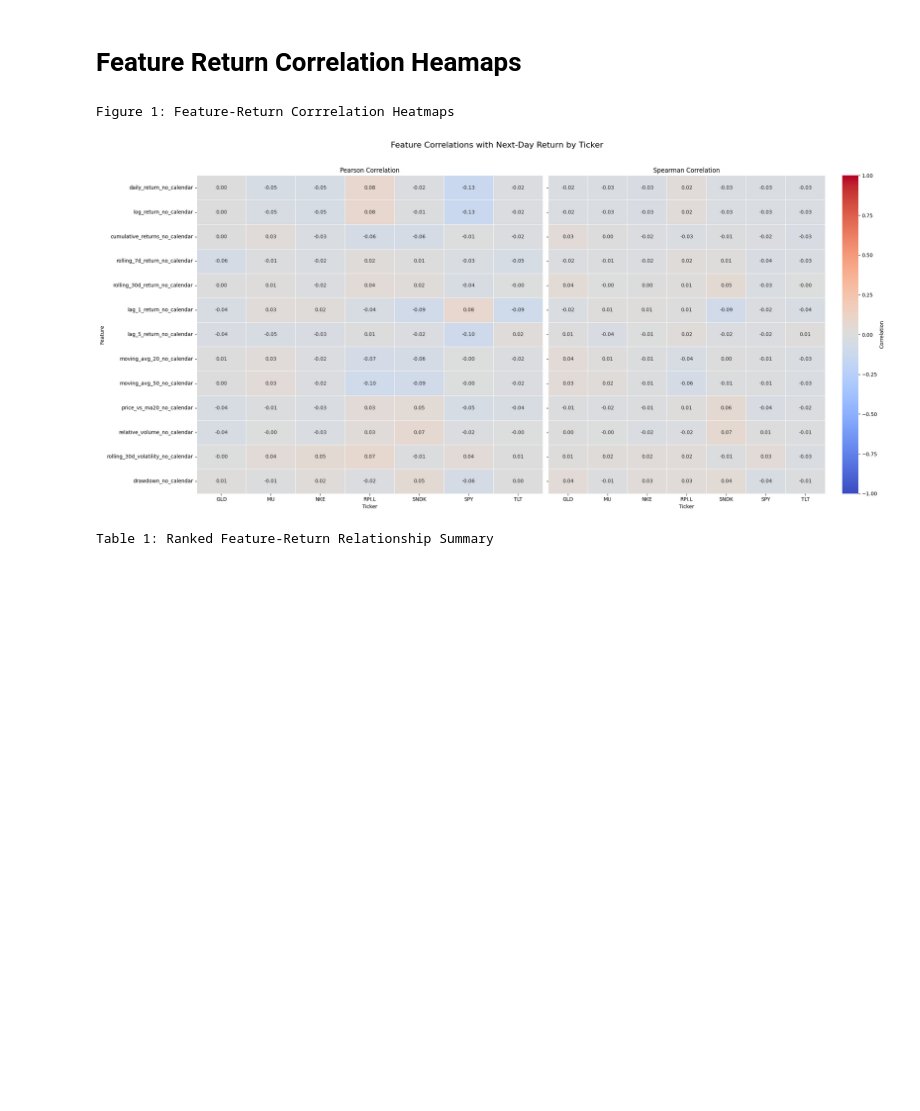
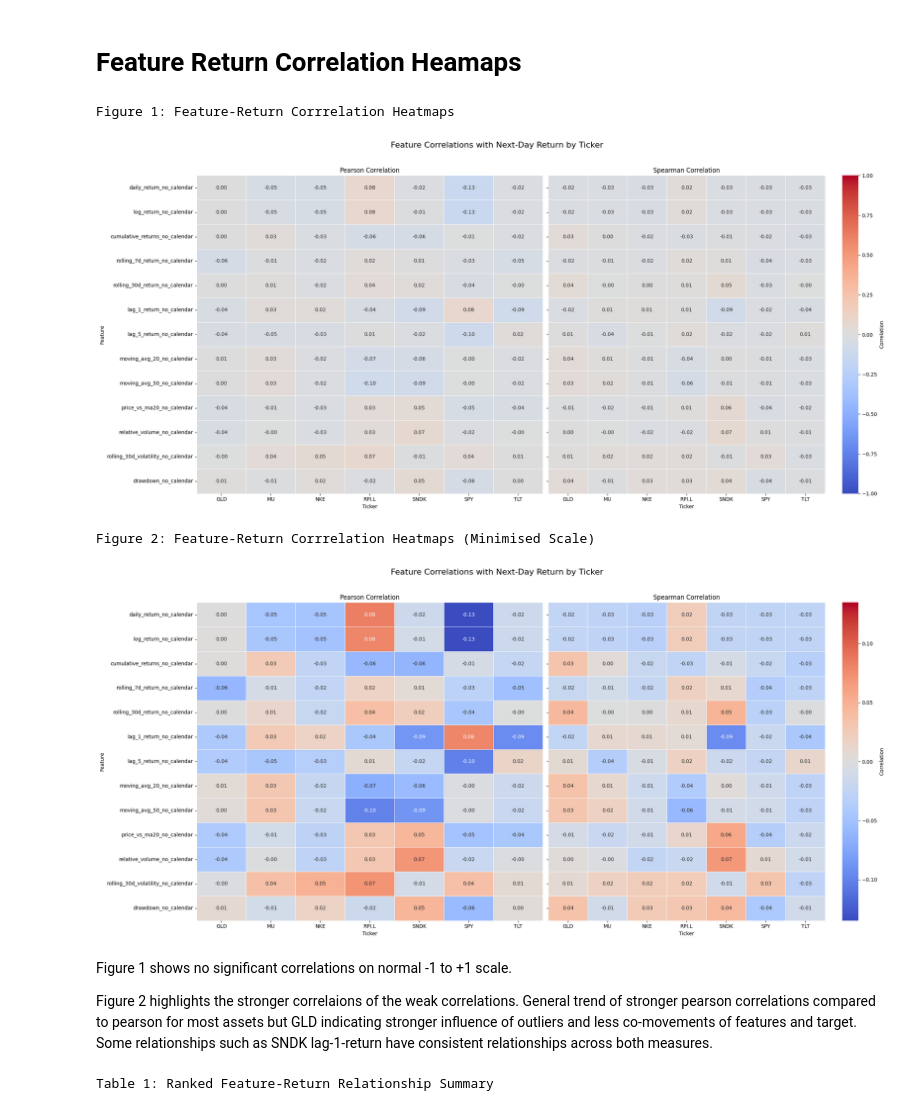
Before and after one commit to maxautomateseverything/market-intelligence-pipeline, a Jupyter notebook: EDA Notebooks/09 - Feature-Target Analysis.ipynb, the cells around one changed output. Saved outputs shown, nothing was run; the diff lists cells and outputs as text; code cells hidden in the pictures; blank space fills up the shorter version.

Commit message:
Feature-Target analysis complete

```diff
--- a/EDA Notebooks/09 - Feature-Target Analysis.ipynb
+++ b/EDA Notebooks/09 - Feature-Target Analysis.ipynb
@@ -184,33 +184,98 @@ sns.heatmap(
     spearman_corr,
     ax=axes[1],
     annot=True,
     fmt=".2f",
     cmap="coolwarm",
     center=0,
     vmin=-1,
     vmax=1,
     linewidths=0.5,
     cbar_kws={"label": "Correlation"}
 )
 
 axes[1].set_title("Spearman Correlation")
 axes[1].set_xlabel("Ticker")
 axes[1].set_ylabel("")
 
 fig.suptitle(
     "Feature Correlations with Next-Day Return by Ticker",
     fontsize=16,
     y=1.02
 )
 
 plt.tight_layout()
 
 figure_count += 1
 print(f"Figure {figure_count}: Feature-Return Corrrelation Heatmaps")
 plt.show()
+
+
+s_scale = spearman_corr.abs().max().max()
+p_scale =  pearson_corr.abs().max().max()
+
+scale = max(s_scale, p_scale)
+
+fig, axes = plt.subplots(
+    nrows=1,
+    ncols=2,
+    figsize=(22,10),
+    sharey=True
+)
+
+sns.heatmap(
+    pearson_corr,
+    ax=axes[0],
+    annot=True,
+    fmt=".2f",
+    cmap="coolwarm",
+    center=0,
+    vmin=-scale,
+    vmax=scale,
+    linewidths=0.5,
+    cbar=False
+)
+
+axes[0].set_title("Pearson Correlation")
+axes[0].set_xlabel("Ticker")
+axes[0].set_ylabel("Feature")
+
+sns.heatmap(
+    spearman_corr,
+    ax=axes[1],
+    annot=True,
+    fmt=".2f",
+    cmap="coolwarm",
+    center=0,
+    vmin=-scale,
+    vmax=scale,
+    linewidths=0.5,
+    cbar_kws={"label": "Correlation"}
+)
+
+axes[1].set_title("Spearman Correlation")
+axes[1].set_xlabel("Ticker")
+axes[1].set_ylabel("")
+
+fig.suptitle(
+    "Feature Correlations with Next-Day Return by Ticker",
+    fontsize=16,
+    y=1.02
+)
+
+plt.tight_layout()
+
+figure_count += 1
+print(f"Figure {figure_count}: Feature-Return Corrrelation Heatmaps (Minimised Scale)")
+plt.show()
 # %% [output]
 Figure 1: Feature-Return Corrrelation Heatmaps
 [figure]
+Figure 2: Feature-Return Corrrelation Heatmaps (Minimised Scale)
+[figure, added]
+# %% [markdown]
+Figure 1 shows no significant correlations on normal -1 to +1 scale.
+
+Figure 2 highlights the stronger correlaions of the weak correlations. General trend of stronger pearson correlations compared to pearson for most assets but GLD indicating stronger influence of outliers and less co-movements of features and target. Some relationships such as SNDK lag-1-return have consistent relationships across both measures.
 # %%
 combined_corr = pearson_corr.merge(
     spearman_corr,
```
Also changed, not shown: parts of 10 cells of this notebook, 2 other files.
